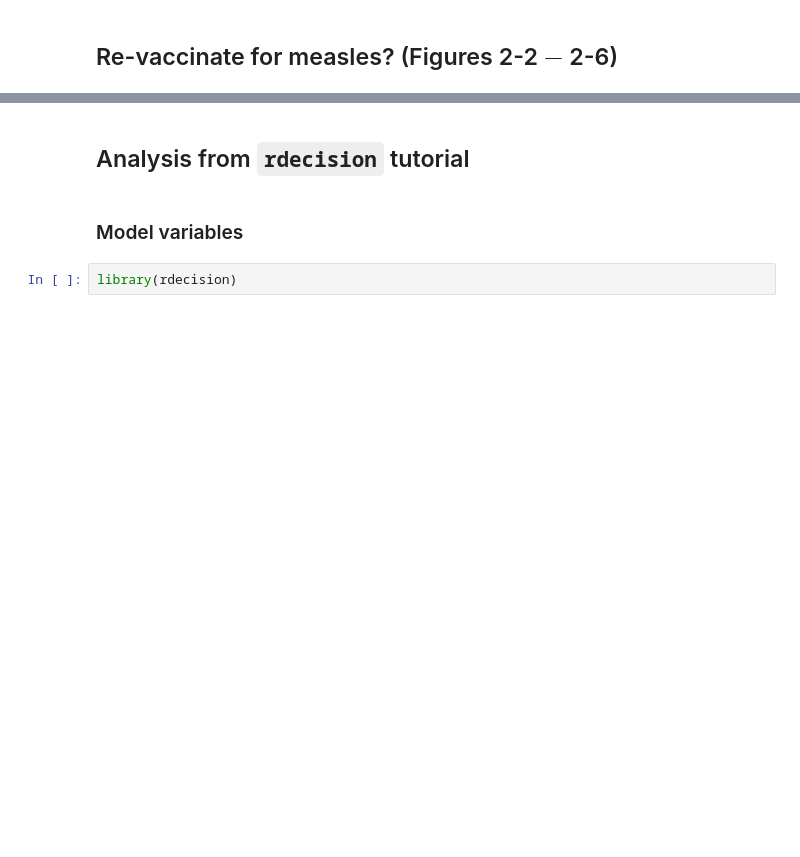
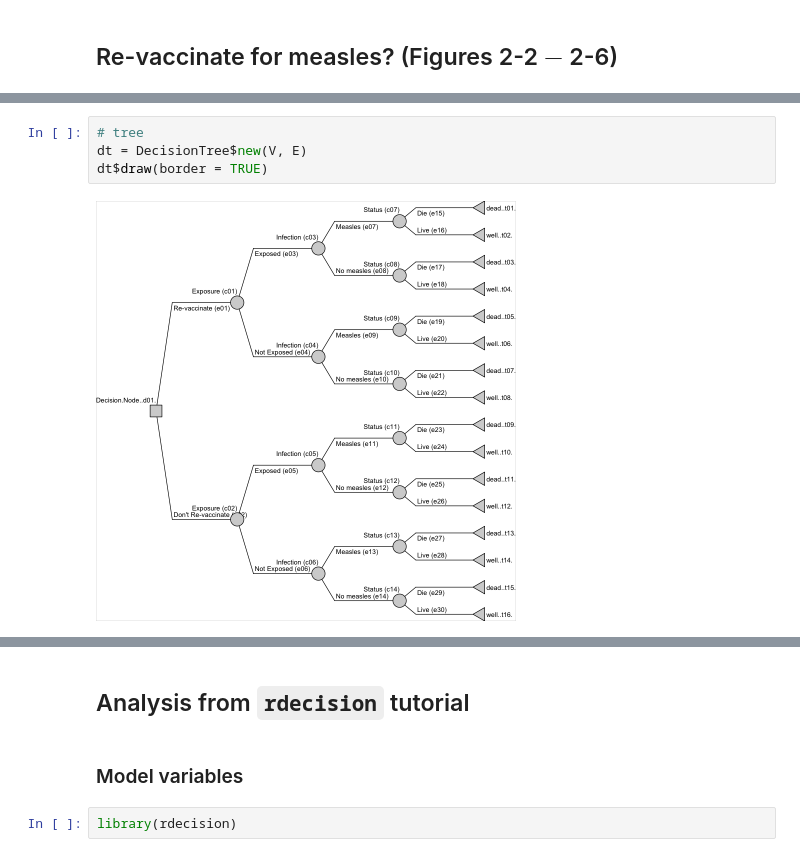
Before and after one commit to tomasaragon/di4h, a Jupyter notebook: notebooks/Petitti_2000_isbn_9780195133646_ch02/Petitti_2000_isbn_9780195133646_ch02_R.ipynb, the cells around one changed output, grey strips where cells are left out. Drawn from its saved outputs; the diff is of its cells as text; blank space fills up the shorter version.

Commit message:
update folders with articles and figures

```diff
--- a/notebooks/Petitti_2000_isbn_9780195133646_ch02/Petitti_2000_isbn_9780195133646_ch02_R.ipynb
+++ b/notebooks/Petitti_2000_isbn_9780195133646_ch02/Petitti_2000_isbn_9780195133646_ch02_R.ipynb
@@ -101,0 +200,6 @@ Yeah! We can see how simple it is to create decision trees using `rdecision` pac
+# %%
+# tree
+dt = DecisionTree$new(V, E)
+dt$draw(border = TRUE)
+# %% [output]
+[figure, added]
```
Also changed, not shown: parts of 4 cells of this notebook, 1 other file.
